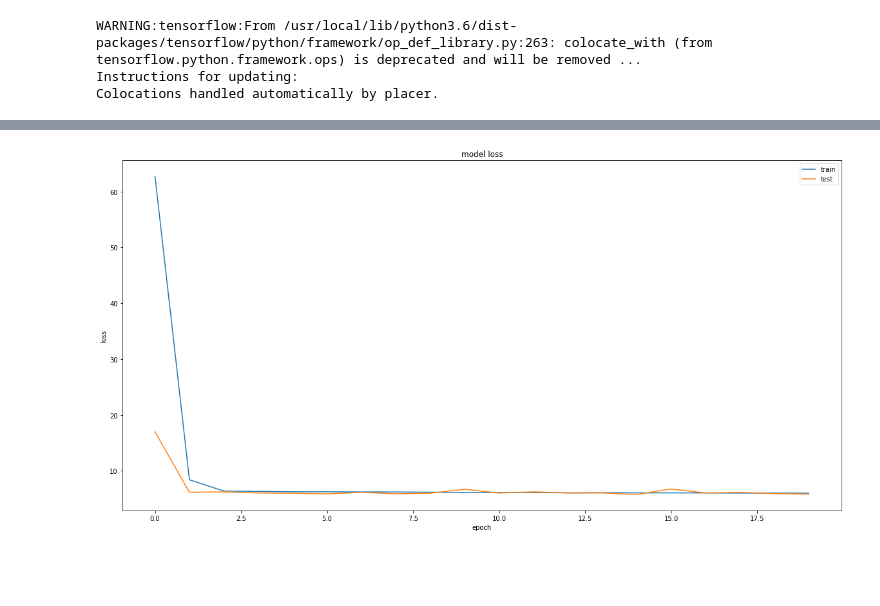
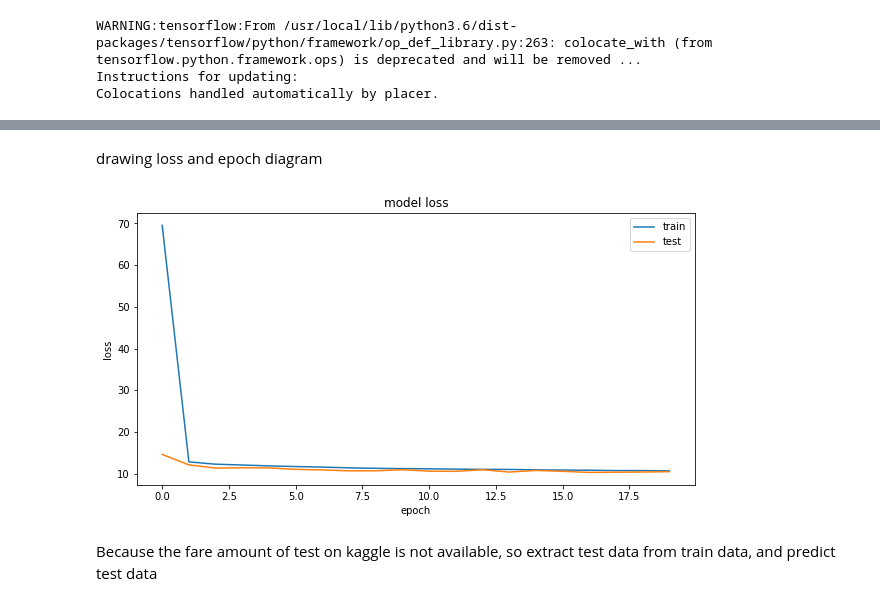
Before and after one commit to Lanbasara/ML-project, a Jupyter notebook: ML_project.ipynb, the cells around one changed output, grey strips where cells are left out. Saved outputs shown, nothing was run; the diff lists cells and outputs as text; code cells hidden in the pictures; blank space fills up the shorter version.

```diff
--- a/ML_project.ipynb
+++ b/ML_project.ipynb
@@ -90,8 +94,8 @@ def boundary(df):
     df = df[(40.5 <= df['pickup_latitude']) & (df['pickup_latitude'] <= 41.8)]
     df = df[(40.5<= df['dropoff_latitude']) & (df['dropoff_latitude'] <= 41.8)]
     # Remove possible outliers
-    df = df[(0 < df['fare_amount']) & (df['fare_amount'] <= 31)]
-    df=df[df['passenger_count']<=5]
+    df = df[(0 < df['fare_amount']) & (df['fare_amount'] <= 80)]
+    df=df[df['passenger_count']<=6]
     # Remove inconsistent values
     df = df[(df['dropoff_longitude'] != df['pickup_longitude'])]
     df = df[(df['dropoff_latitude'] != df['pickup_latitude'])]
@@ -146,17 +153,17 @@ def workday1(row):
     else:
         return 0
 def late_night (row):
-    if (row['hour'] <= 6) or (row['hour'] >20):
+    if (row['hour'] <= 7) or (row['hour'] >21):
         return 1
     else:
         return 0
 def night (row):
-    if ((row['hour'] <= 20) and (row['hour'] > 16)):
+    if ((row['hour'] <= 21) and (row['hour'] > 16)):
         return 1
     else:
         return 0
 def day_time(row):
-    if (row['hour'] <= 16) and (row['hour'] >6):
+    if (row['hour'] <= 16) and (row['hour'] >7):
         return 1
     else:
         return 0
@@ -270,29 +265,0 @@ train_time.head()
-# %%
-def distance(pickup_lat, pickup_long, dropoff_lat, dropoff_long):
-    return np.abs(dropoff_lat - pickup_lat) + np.abs(dropoff_long - pickup_long)
-
-def add_distances_features(df):
-    # Add distances from airpot and downtown
-    ny = (-74.0063889, 40.7141667)
-    jfk = (-73.7822222222, 40.6441666667)
-    ewr = (-74.175, 40.69)
-    lgr = (-73.87, 40.77)
-
-    lat1 = df['pickup_latitude']
-    lat2 = df['dropoff_latitude']
-    lon1 = df['pickup_longitude']
-    lon2 = df['dropoff_longitude']
-
-#     df['distance'] = distance(lon1,lat1,lon2,lat2)
-    df['distance']=geodistance(lon1,lat1,lon2,lat2)
-
-
-    df['downtown_pickup_distance'] = distance(ny[1], ny[0], lat1, lon1)
-    df['downtown_dropoff_distance'] =distance(ny[1], ny[0], lat2, lon2)
-    df['jfk_pickup_distance'] = distance(jfk[1], jfk[0], lat1, lon1)
-    df['jfk_dropoff_distance'] =distance(jfk[1], jfk[0], lat2, lon2)
-    df['ewr_pickup_distance'] = distance(ewr[1], ewr[0], lat1, lon1)
-    df['ewr_dropoff_distance'] = distance(ewr[1], ewr[0], lat2, lon2)
-    df['lgr_pickup_distance'] =distance(lgr[1], lgr[0], lat1, lon1)
-    df['lgr_dropoff_distance'] = distance(lgr[1], lgr[0], lat2, lon2)
-    return df
@@ -466,7 +523,7 @@ test_scaled = scaler.transform(test_clean)
 # %%
 BATCH_SIZE = 256
 EPOCHS = 20
-LEARNING_RATE = 0.001
+LEARNING_RATE = 0.0003
 model = Sequential()
 model.add(Dense(256, activation='relu', input_dim=train_df_scaled.shape[1], activity_regularizer=regularizers.l1(0.01)))
 model.add(BatchNormalization())
@@ -510,14 +567,18 @@ Epoch 20/20
+# %% [markdown]
+drawing loss and epoch diagram
 # %%
-plt.figure(figsize=(20,10))
+plt.figure(figsize=(10,5))
 plt.plot(history.history['loss'])
 plt.plot(history.history['val_loss'])
 plt.title('model loss')
 plt.ylabel('loss')
 plt.xlabel('epoch')
 plt.legend(['train', 'test'], loc='upper right')
 plt.show()
 # %% [output]
-[figure, old version]
+[figure, new version]
+# %% [markdown]
+Because the fare amount of test on kaggle is not available, so extract test data from train data, and predict test data
 # %%
 prediction = model.predict(train_df_scaled, batch_size=128, verbose=1)
 # %% [output]
```
Also changed, not shown: parts of 49 cells of this notebook, 1 other file.
